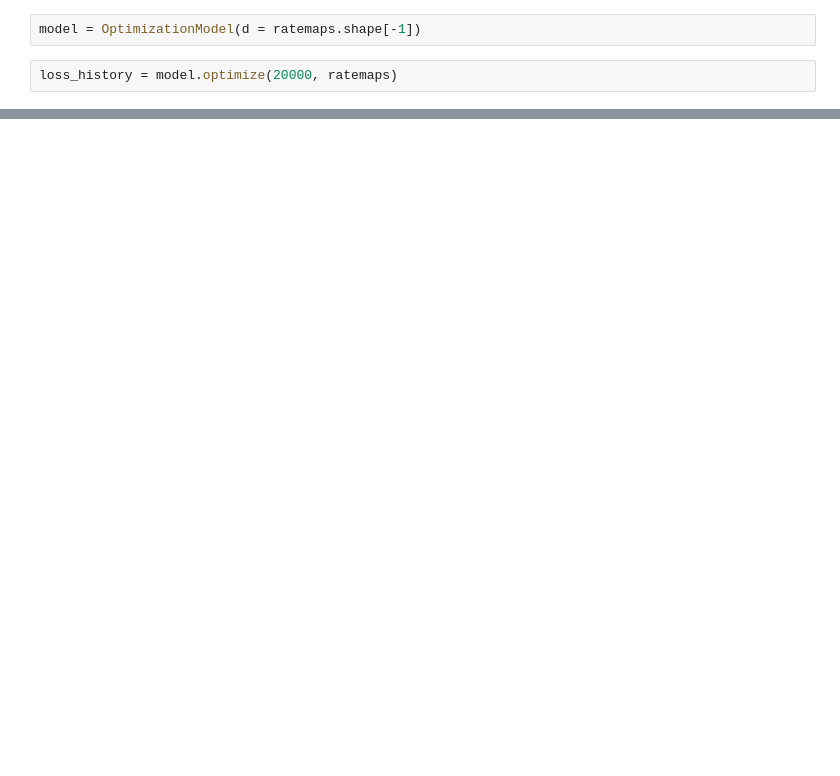
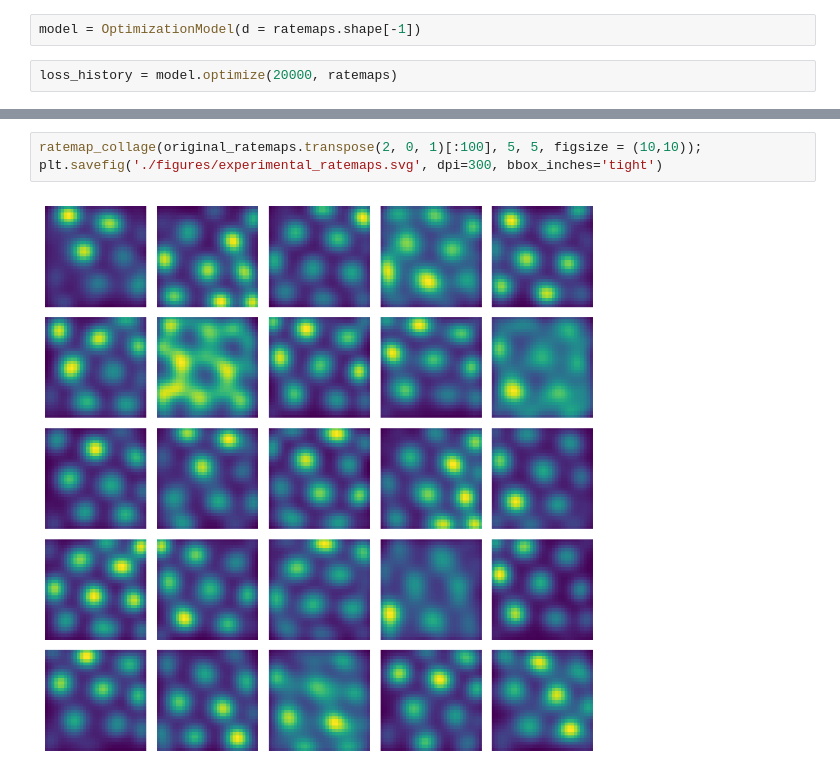
Before and after one commit to bioAI-Oslo/ExponentialRepresentations, a Jupyter notebook: experimental_transformations.ipynb, the cells around one changed output, grey strips where cells are left out. Cells and saved outputs as stored; diff of their text form; blank space fills up the shorter version.

Commit message:
reworked experimental

```diff
--- a/experimental_transformations.ipynb
+++ b/experimental_transformations.ipynb
@@ -120,0 +99,5 @@ for ax in axs.flatten():
+# %%
+ratemap_collage(original_ratemaps.transpose(2, 0, 1)[:100], 5, 5, figsize = (10,10));
+plt.savefig('./figures/experimental_ratemaps.svg', dpi=300, bbox_inches='tight')
+# %% [output]
+[figure, added]
```
Also changed, not shown: parts of 23 cells of this notebook.
